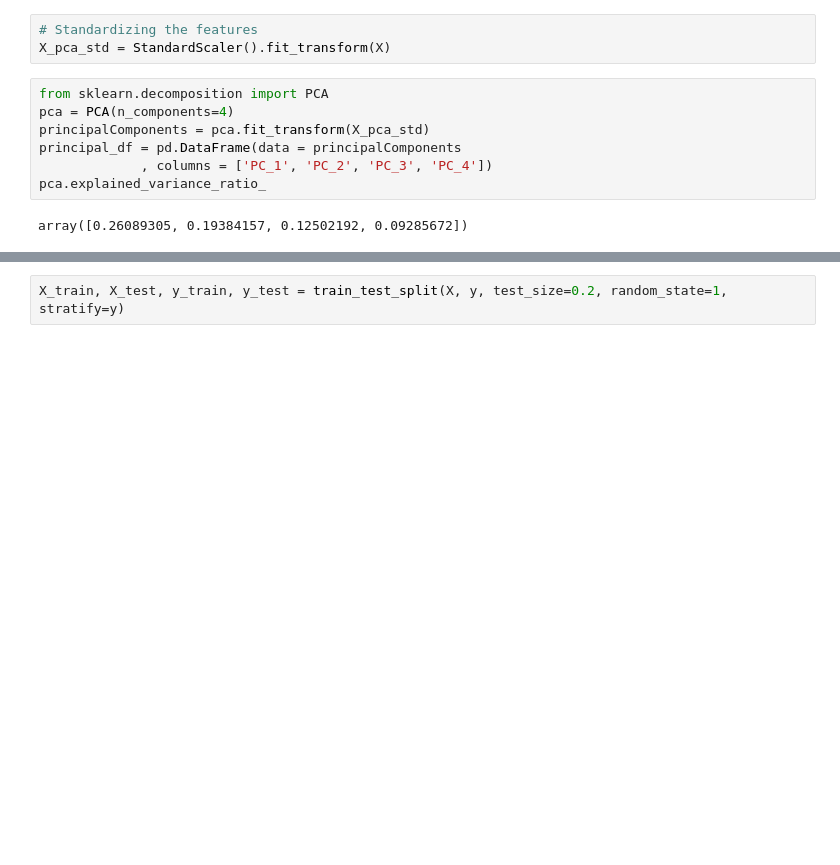
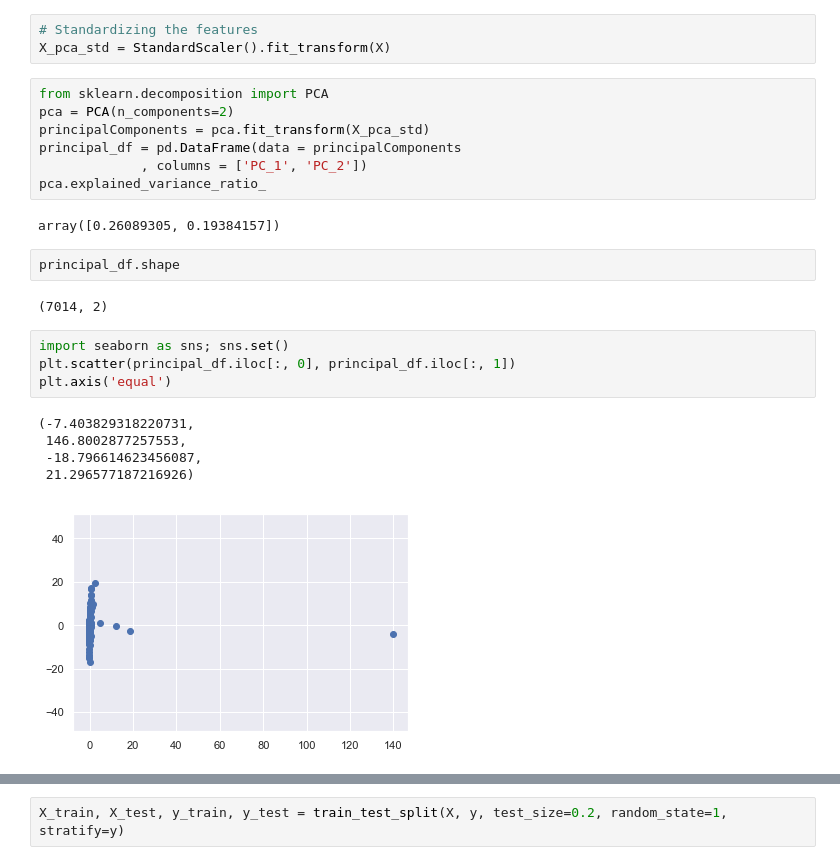
Before and after one commit to allaccountstaken/predicting_bank_distress, a Jupyter notebook: basic_model.ipynb, the cells around one changed output, grey strips where cells are left out. Saved outputs shown, nothing was run; the diff lists cells and outputs as text; blank space fills up the shorter version.

```diff
--- a/basic_model.ipynb
+++ b/basic_model.ipynb
@@ -45,10 +45,24 @@ X = camel_set.drop(['Target', 'AsOfDate'], axis=1)
 X_pca_std = StandardScaler().fit_transform(X)
 # %%
 from sklearn.decomposition import PCA
-pca = PCA(n_components=4)
+pca = PCA(n_components=2)
 principalComponents = pca.fit_transform(X_pca_std)
 principal_df = pd.DataFrame(data = principalComponents
-             , columns = ['PC_1', 'PC_2', 'PC_3', 'PC_4'])
+             , columns = ['PC_1', 'PC_2'])
 pca.explained_variance_ratio_
 # %% [output]
-array([0.26089305, 0.19384157, 0.12502192, 0.09285672])
+array([0.26089305, 0.19384157])
+# %%
+principal_df.shape
+# %% [output]
+(7014, 2)
+# %%
+import seaborn as sns; sns.set()
+plt.scatter(principal_df.iloc[:, 0], principal_df.iloc[:, 1])
+plt.axis('equal')
+# %% [output]
+(-7.403829318220731,
+ 146.8002877257553,
+ -18.796614623456087,
+ 21.296577187216926)
+[figure, added]
```
Also changed, not shown: parts of 1 cell of this notebook.
